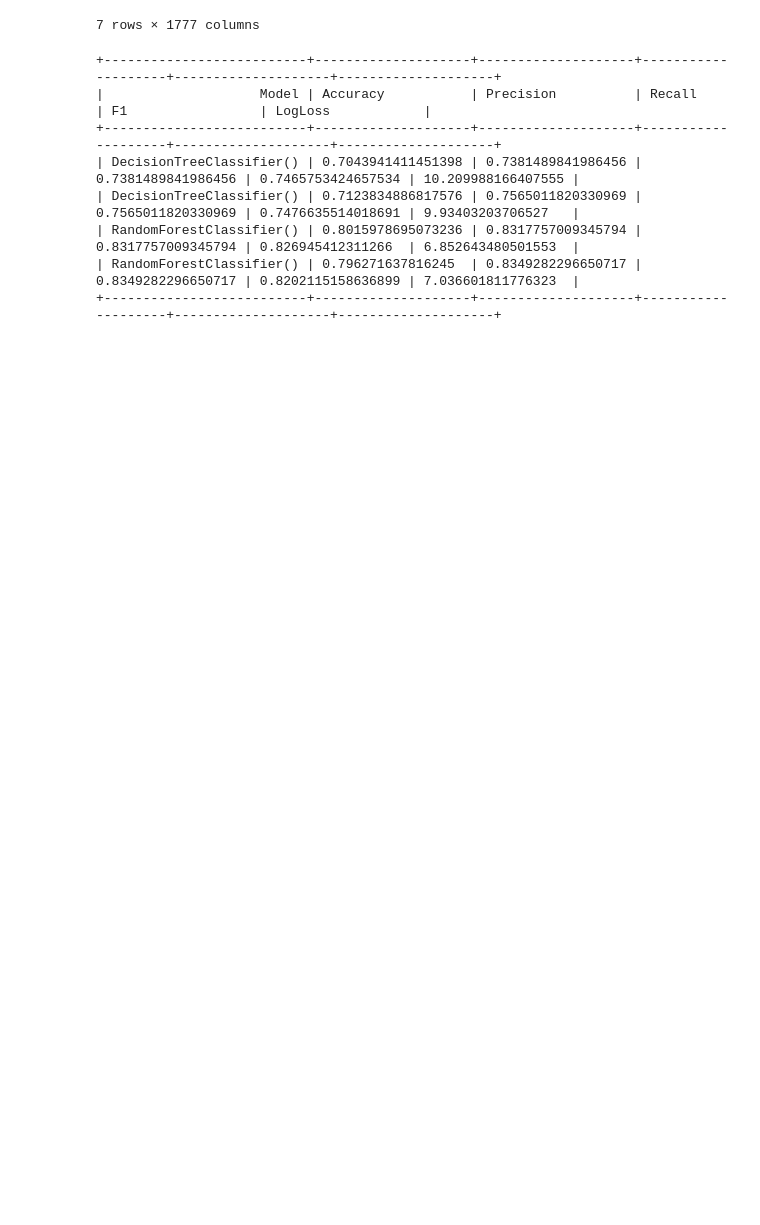
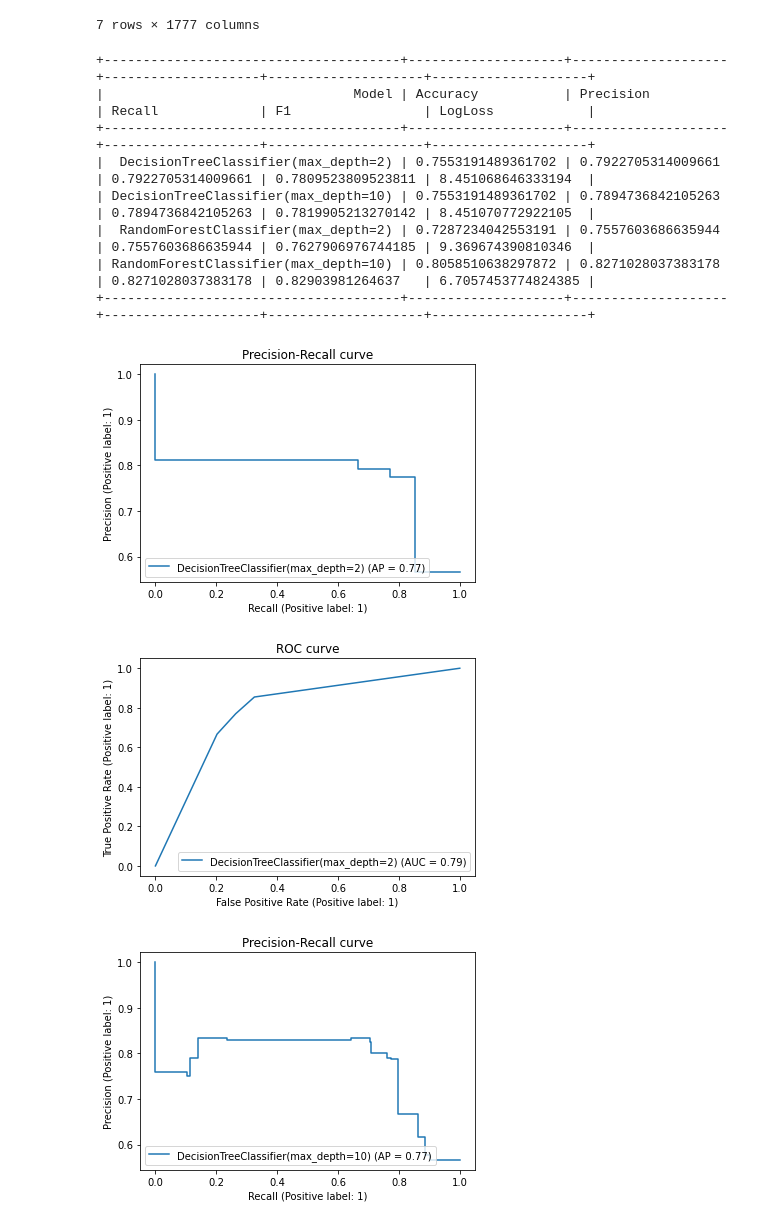
Before and after one commit to zer0deck/MLT, a Jupyter notebook: lab1/lab1.ipynb, the cells around one changed output. Drawn from its saved outputs; the diff is of its cells as text; code cells hidden in the pictures; blank space fills up the shorter version.

Commit message:
add plots

```diff
--- a/lab1/lab1.ipynb
+++ b/lab1/lab1.ipynb
@@ -11,7 +12,7 @@ df = pd.read_csv("bioresponse.csv")
 ydf = df['Activity']
 xdf = df.drop(columns = ['Activity'],axis = 1)
 X_train, X_test, y_train, y_test = train_test_split(
-        xdf, ydf, test_size=0.2, random_state=42)
+        xdf, ydf, test_size=0.1, random_state=42)
 df.head(7)
 # %% [output]
 |  | Activity | D1 | D2 | D3 | D4 | D5 | D6 | D7 | D8 | D9 | ... | ... |
@@ -26,33 +27,46 @@ df.head(7)
 # %%
 table = PrettyTable()
 table.field_names = ["Model", "Accuracy", "Precision", "Recall", "F1", "LogLoss"]
+
 models = {
-    "SDT": DecisionTreeClassifier(),
-    "DDT": DecisionTreeClassifier(),
-    "RFS": RandomForestClassifier(),
-    "RFD": RandomForestClassifier()
+    "SDT": DecisionTreeClassifier(max_depth=2),
+    "DDT": DecisionTreeClassifier(max_depth=10),
+    "RFS": RandomForestClassifier(max_depth=2),
+    "RFD": RandomForestClassifier(max_depth=10)
 }
 for i in models.keys():
     model = models[i]
     model.fit(X_train, y_train)
     y_pred = model.predict(X_test)
     prec = precision_score(y_test, y_pred)
     acc = accuracy_score(y_test, y_pred)
     table.add_row([str(models[i]),
                     accuracy_score(y_test, y_pred),
                     precision_score(y_test, y_pred),
                     recall_score(y_pred, y_test),
                     f1_score(y_test, y_pred),
                     log_loss(y_test, y_pred)])
+    display = PrecisionRecallDisplay.from_estimator(
+    model, X_test, y_test, name=str(models[i])
+    )
+    _ = display.ax_.set_title("Precision-Recall curve")
+    display = RocCurveDisplay.from_estimator(
+    model, X_test, y_test, name=str(models[i])
+    )
+    _ = display.ax_.set_title("ROC curve")
+
 table.align = 'l'
 table.align['Model'] = 'r'
 print(table)
 # %% [output]
-+--------------------------+--------------------+--------------------+--------------------+--------------------+--------------------+
-|                    Model | Accuracy           | Precision          | Recall             | F1                 | LogLoss            |
-+--------------------------+--------------------+--------------------+--------------------+--------------------+--------------------+
-| DecisionTreeClassifier() | 0.7043941411451398 | 0.7381489841986456 | 0.7381489841986456 | 0.7465753424657534 | 10.209988166407555 |
-| DecisionTreeClassifier() | 0.7123834886817576 | 0.7565011820330969 | 0.7565011820330969 | 0.7476635514018691 | 9.93403203706527   |
-| RandomForestClassifier() | 0.8015978695073236 | 0.8317757009345794 | 0.8317757009345794 | 0.826945412311266  | 6.852643480501553  |
-| RandomForestClassifier() | 0.796271637816245  | 0.8349282296650717 | 0.8349282296650717 | 0.8202115158636899 | 7.036601811776323  |
-+--------------------------+--------------------+--------------------+--------------------+--------------------+--------------------+
++--------------------------------------+--------------------+--------------------+--------------------+--------------------+--------------------+
+|                                Model | Accuracy           | Precision          | Recall             | F1                 | LogLoss            |
++--------------------------------------+--------------------+--------------------+--------------------+--------------------+--------------------+
+|  DecisionTreeClassifier(max_depth=2) | 0.7553191489361702 | 0.7922705314009661 | 0.7922705314009661 | 0.7809523809523811 | 8.451068646333194  |
+| DecisionTreeClassifier(max_depth=10) | 0.7553191489361702 | 0.7894736842105263 | 0.7894736842105263 | 0.7819905213270142 | 8.451070772922105  |
+|  RandomForestClassifier(max_depth=2) | 0.7287234042553191 | 0.7557603686635944 | 0.7557603686635944 | 0.7627906976744185 | 9.369674390810346  |
+| RandomForestClassifier(max_depth=10) | 0.8058510638297872 | 0.8271028037383178 | 0.8271028037383178 | 0.82903981264637   | 6.7057453774824385 |
++--------------------------------------+--------------------+--------------------+--------------------+--------------------+--------------------+
+[figure, added]
+[figure, added]
+[figure, added]
```
Also changed, not shown: parts of 2 cells of this notebook.
